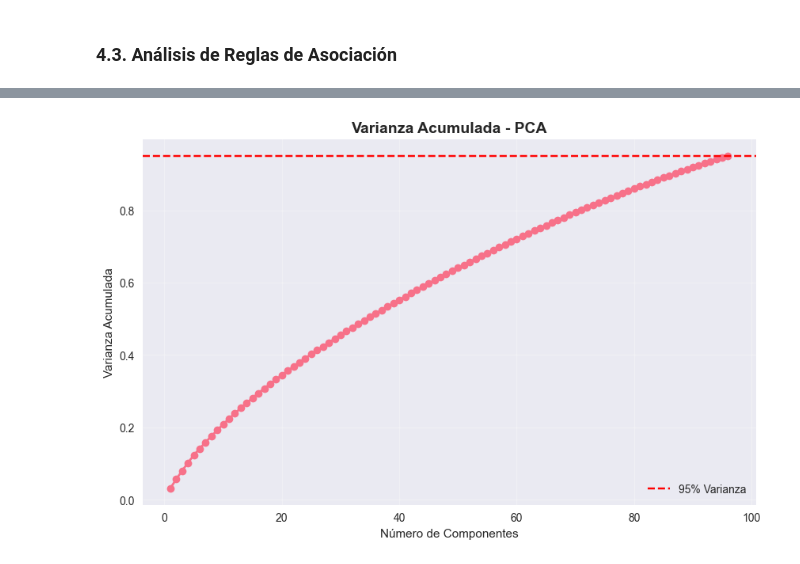
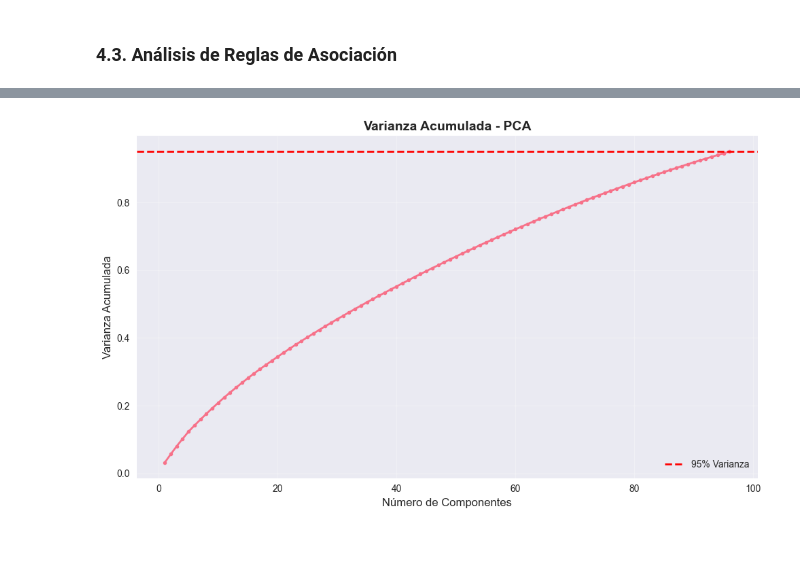
Before and after one commit to gusroldan/ML_ClashRoyale, a Jupyter notebook: notebooks/05_unsupervised_learning.ipynb, the cells around one changed output, grey strips where cells are left out. Cells and saved outputs as stored; diff of their text form; code cells hidden in the pictures.

```diff
--- a/notebooks/05_unsupervised_learning.ipynb
+++ b/notebooks/05_unsupervised_learning.ipynb
@@ -391,57 +511,86 @@ try:
     if 'project_root' not in globals():
         raise NameError("project_root no está definido. Ejecuta primero la celda de configuración inicial.")
 
-    # Intentar cargar desde el catálogo de Kedro primero
-    try:
-        from kedro.framework.session import KedroSession
-        from kedro.framework.startup import bootstrap_project
+    # Intentar cargar desde archivo primero (más confiable)
+    pca_path = project_root / "data" / "07_model_output" / "pca_metrics.json"
 
-        metadata = bootstrap_project(project_root)
-        session = KedroSession.create(project_path=project_root)
-        context = session.load_context()
-        catalog = context.catalog
-
-        pca_metrics = catalog.load("pca_metrics")
-        print("✅ Métricas de PCA cargadas desde catálogo")
-    except Exception:
-        # Si no está en el catálogo, intentar cargar desde archivo
-        pca_path = project_root / "data" / "07_model_output" / "pca_metrics.json"
-        if pca_path.exists():
-            with open(pca_path, 'r') as f:
+    if pca_path.exists():
+        try:
+            with open(pca_path, 'r', encoding='utf-8') as f:
                 pca_metrics = json.load(f)
             print("✅ Métricas de PCA cargadas desde archivo")
-        else:
-            raise FileNotFoundError(f"Archivo no encontrado: {pca_path}")
+        except json.JSONDecodeError as e:
+            print(f"⚠ Error al leer archivo JSON: {e}")
+            pca_metrics = None
+        except Exception as e:
+            print(f"⚠ Error al cargar archivo: {str(e)[:100]}")
+            pca_metrics = None
+    else:
+        # Intentar cargar desde el catálogo de Kedro como alternativa
+        try:
+            from kedro.framework.session import KedroSession
+            from kedro.framework.startup import bootstrap_project
+
+            metadata = bootstrap_project(project_root)
+            session = KedroSession.create(project_path=project_root)
+            context = session.load_context()
+            catalog = context.catalog
+
+            try:
+                pca_metrics = catalog.load("pca_metrics")
+                print("✅ Métricas de PCA cargadas desde catálogo")
+            except Exception:
+                raise FileNotFoundError(f"Archivo no encontrado: {pca_path}")
+        except Exception as e:
+            error_msg = str(e)
+            if "not found" in error_msg.lower() or "does not exist" in error_msg.lower():
+                print(f"⚠ Métricas de PCA no disponibles")
+                print("💡 Ejecuta primero: kedro run --pipeline=dimensionality_reduction")
+            else:
+                print(f"⚠ Error al cargar desde catálogo: {error_msg[:100]}")
+                print("💡 Ejecuta primero: kedro run --pipeline=dimensionality_reduction")
+            pca_metrics = None
 
     # Mostrar y visualizar métricas
     if pca_metrics and 'explained_variance' in pca_metrics:
         variance = pca_metrics['explained_variance']
-        print(f"Total varianza explicada: {variance['total_explained_variance']*100:.2f}%")
+        print(f"\nTotal varianza explicada: {variance['total_explained_variance']*100:.2f}%")
         print(f"Número de componentes: {pca_metrics['n_components']}")
 
         # Visualizar varianza acumulada
-        plt.figure(figsize=(10, 6))
-        plt.plot(range(1, len(variance['cumulative']) + 1),
-                 variance['cumulative'], 'o-', linewidth=2)
-        plt.axhline(y=0.95, color='r', linestyle='--', label='95% Varianza')
-        plt.title('Varianza Acumulada - PCA', fontsize=14, fontweight='bold')
-        plt.xlabel('Número de Componentes')
-        plt.ylabel('Varianza Acumulada')
-        plt.legend()
-        plt.grid(alpha=0.3)
-        plt.show()
+        if 'cumulative' in variance and len(variance['cumulative']) > 0:
+            plt.figure(figsize=(10, 6))
+            cumulative_var = variance['cumulative']
+            plt.plot(range(1, len(cumulative_var) + 1),
+                     cumulative_var, 'o-', linewidth=2, markersize=4)
+            plt.axhline(y=0.95, color='r', linestyle='--', label='95% Varianza', linewidth=2)
+            plt.title('Varianza Acumulada - PCA', fontsize=14, fontweight='bold')
+            plt.xlabel('Número de Componentes', fontsize=12)
+            plt.ylabel('Varianza Acumulada', fontsize=12)
+            plt.legend(fontsize=10)
+            plt.grid(alpha=0.3)
+            plt.tight_layout()
+            plt.show()
+        else:
+            print("⚠ Datos de varianza acumulada no disponibles para visualización")
+    elif pca_metrics:
+        print("⚠ Estructura de métricas de PCA no válida o incompleta")
+        print(f"   Claves disponibles: {list(pca_metrics.keys())}")
     else:
-        print("⚠ Estructura de métricas de PCA no válida")
+        print("⚠ No se pudieron cargar las métricas de PCA")
 
 except NameError as e:
     print(f"❌ Error: {e}")
     print("💡 Ejecuta primero la celda de configuración inicial")
+    pca_metrics = None
 except FileNotFoundError as e:
     print(f"⚠ {e}")
     print("💡 Ejecuta primero: kedro run --pipeline=dimensionality_reduction")
+    pca_metrics = None
 except Exception as e:
     print(f"❌ Error al cargar métricas de PCA: {e}")
     print("💡 Ejecuta primero: kedro run --pipeline=dimensionality_reduction")
     import traceback
     traceback.print_exc()
+    pca_metrics = None
 # %% [output]
@@ -464,5 +601,5 @@ Número de componentes: 96
 [interactive output not drawn]
-[figure, old version]
+[figure, new version]
 # %% [markdown]
 ## 5. Conclusiones y Análisis de Resultados
 
```
Also changed, not shown: parts of 9 cells of this notebook, 17 other files.
